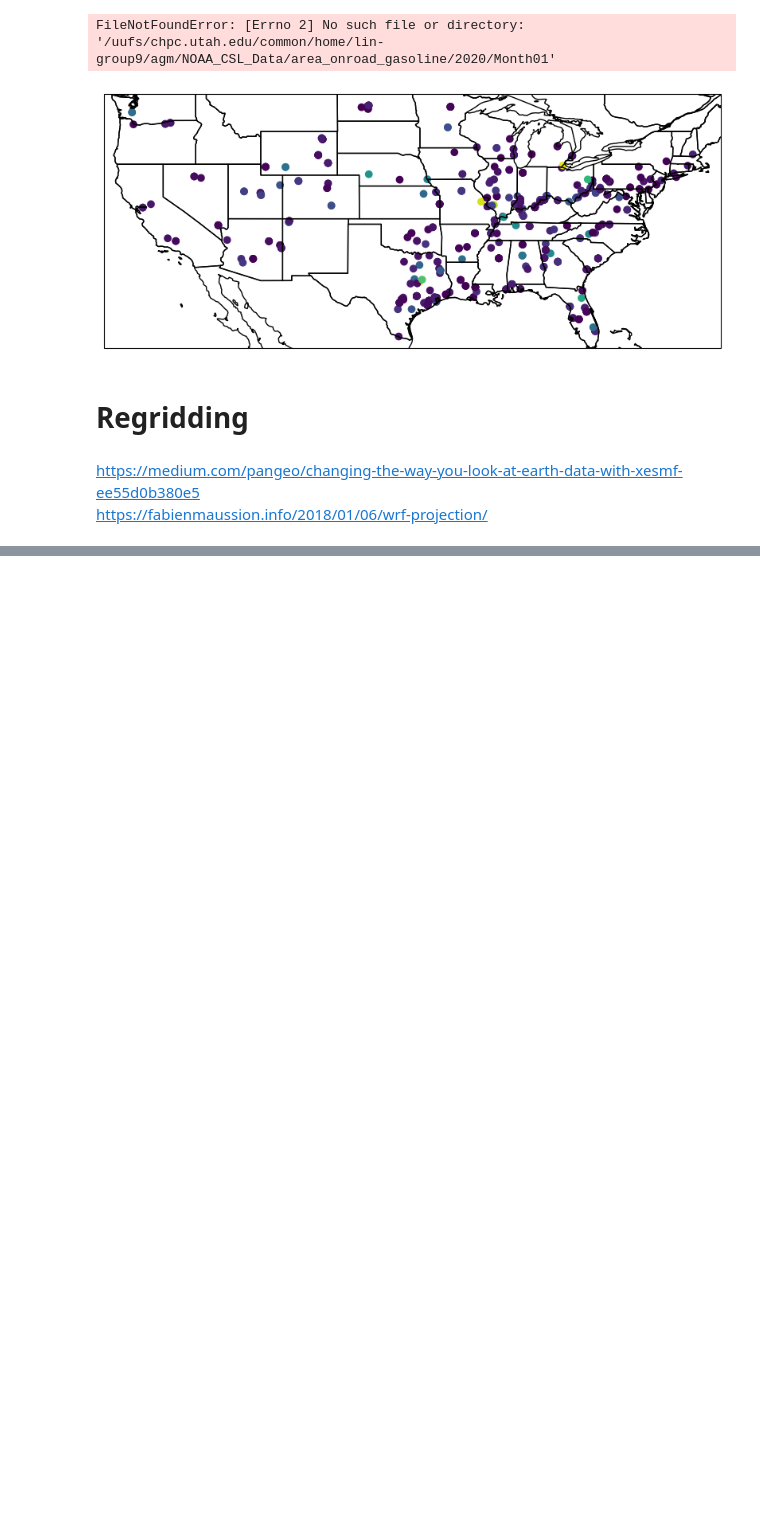
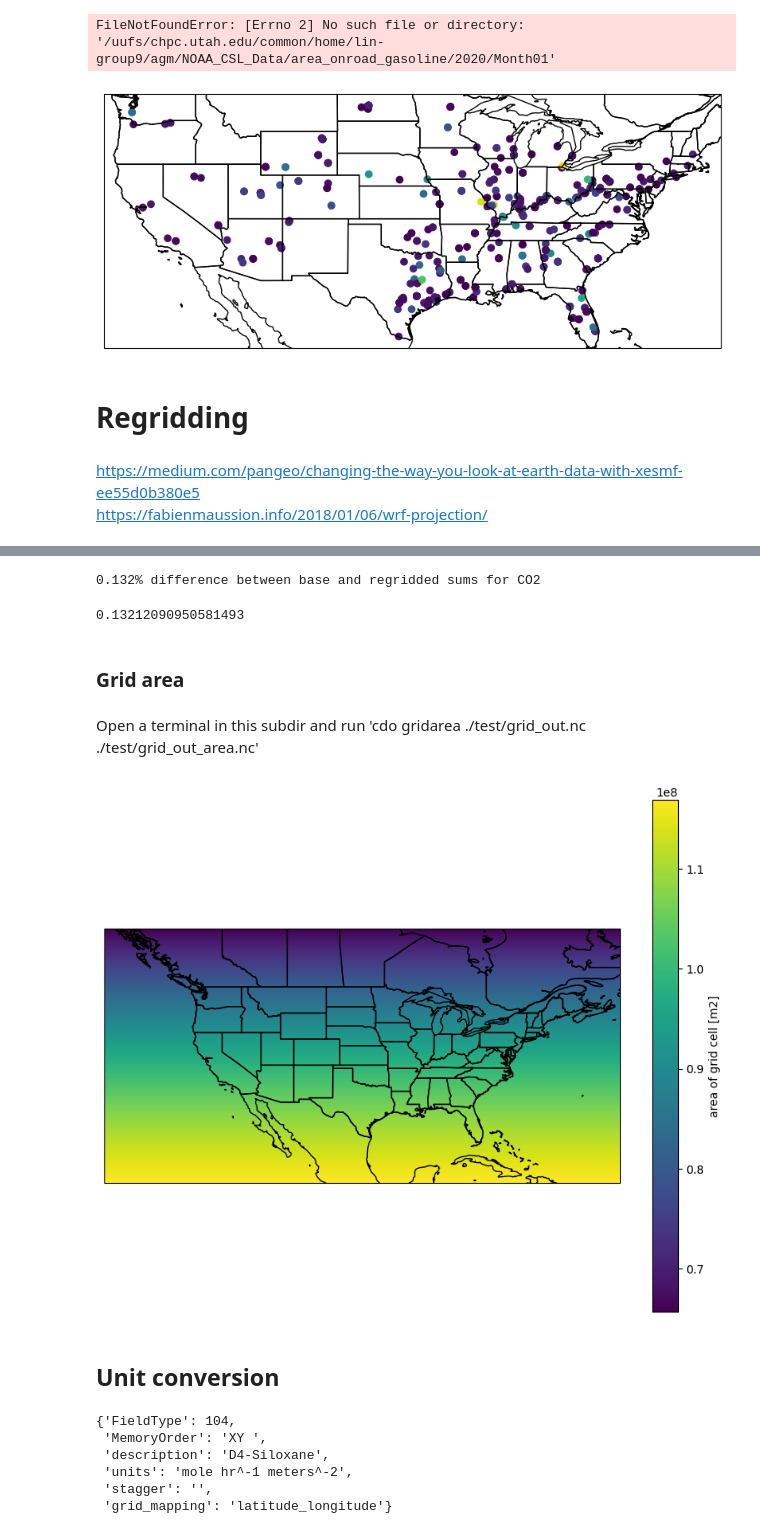
Before and after one commit to agmeyer4/noaa_csl, a Jupyter notebook: noaa_csl_dev.ipynb, the cells around one changed output, grey strips where cells are left out. Cells and saved outputs as stored; diff of their text form; code cells hidden in the pictures; blank space fills up the shorter version.

Commit message:
regridding working, doing units

```diff
--- a/noaa_csl_dev.ipynb
+++ b/noaa_csl_dev.ipynb
@@ -668,0 +138,8 @@ regridded_ds_loaded= regridder_loaded(ds_flx,keep_attrs=True)
+# %%
+regridded_ds_cellarea = xr.open_dataset('./test/grid_out_area.nc')
+sanity_check(og_ds,regridded_ds,regridded_ds_cellarea,'CO2')
+# %% [output]
+0.132% difference between base and regridded sums for CO2
+0.13212090950581493
+# %% [markdown]
+### Grid area
@@ -668,0 +149,18 @@ regridded_ds_loaded= regridder_loaded(ds_flx,keep_attrs=True)
+# %% [markdown]
+Open a terminal in this subdir and run 'cdo gridarea ./test/grid_out.nc ./test/grid_out_area.nc'
+# %%
+grid_area = xr.open_dataset('./test/grid_out_area.nc')
+# %%
+#Plot the grid cell area on a map -- should be less to the north and more to the south due to earth's shape
+proj = ccrs.PlateCarree()
+fig = plt.figure(figsize=(10,8))
+ax = plt.axes(projection = proj)
+grid_area['cell_area'].plot.pcolormesh('lon','lat',ax = ax,cmap = 'viridis')
+ax.coastlines()
+ax.add_feature(cfeature.BORDERS)
+ax.add_feature(cfeature.STATES)
+plt.show()
+# %% [output]
+[figure, added]
+# %% [markdown]
+## Unit conversion
@@ -668,0 +204,9 @@ regridded_ds_loaded= regridder_loaded(ds_flx,keep_attrs=True)
+# %%
+regridded_ds[list(regridded_ds.data_vars.keys())[0]].attrs['units']
+# %% [output]
+{'FieldType': 104,
+ 'MemoryOrder': 'XY ',
+ 'description': 'D4-Siloxane',
+ 'units': 'mole hr^-1 meters^-2',
+ 'stagger': '',
+ 'grid_mapping': 'latitude_longitude'}
```
Also changed, not shown: parts of 25 cells of this notebook, 12 other files.
